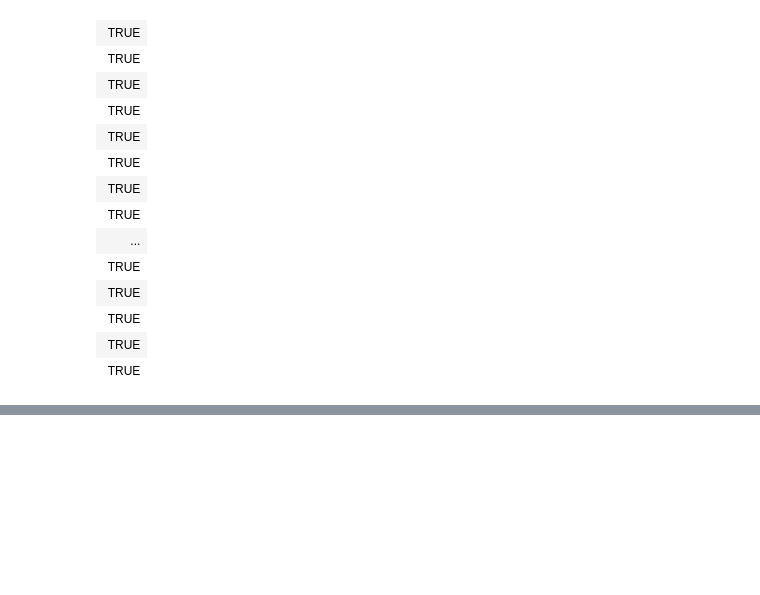
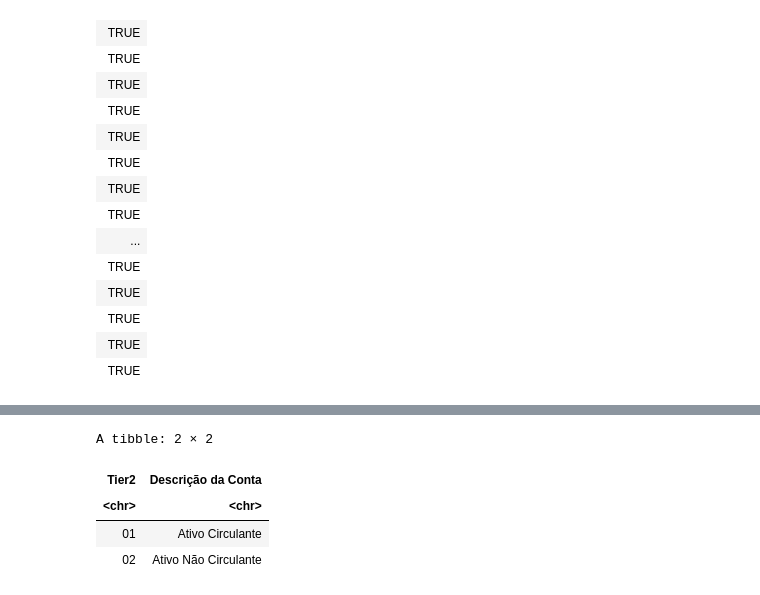
Before and after one commit to Francesco-Ghizzo/Data-Science, a Jupyter notebook: R/Finance/Financial_Statement-tidy.ipynb, the cells around one changed output, grey strips where cells are left out. Saved outputs shown, nothing was run; the diff lists cells and outputs as text; code cells hidden in the pictures; blank space fills up the shorter version.

```diff
--- a/R/Finance/Financial_Statement-tidy.ipynb
+++ b/R/Finance/Financial_Statement-tidy.ipynb
@@ -163,0 +163,9 @@ A grouped_df: 22 × 8
+# %%
+row_mask <- row_mask[c("Tier2", "Descrição da Conta")]
+row_mask
+# %% [output]
+A tibble: 2 × 2
+| Tier2 | Descrição da Conta |
+| <chr> | <chr> |
+| 01 | Ativo Circulante |
+| 02 | Ativo Não Circulante |
```
Also changed, not shown: parts of 6 cells of this notebook.
